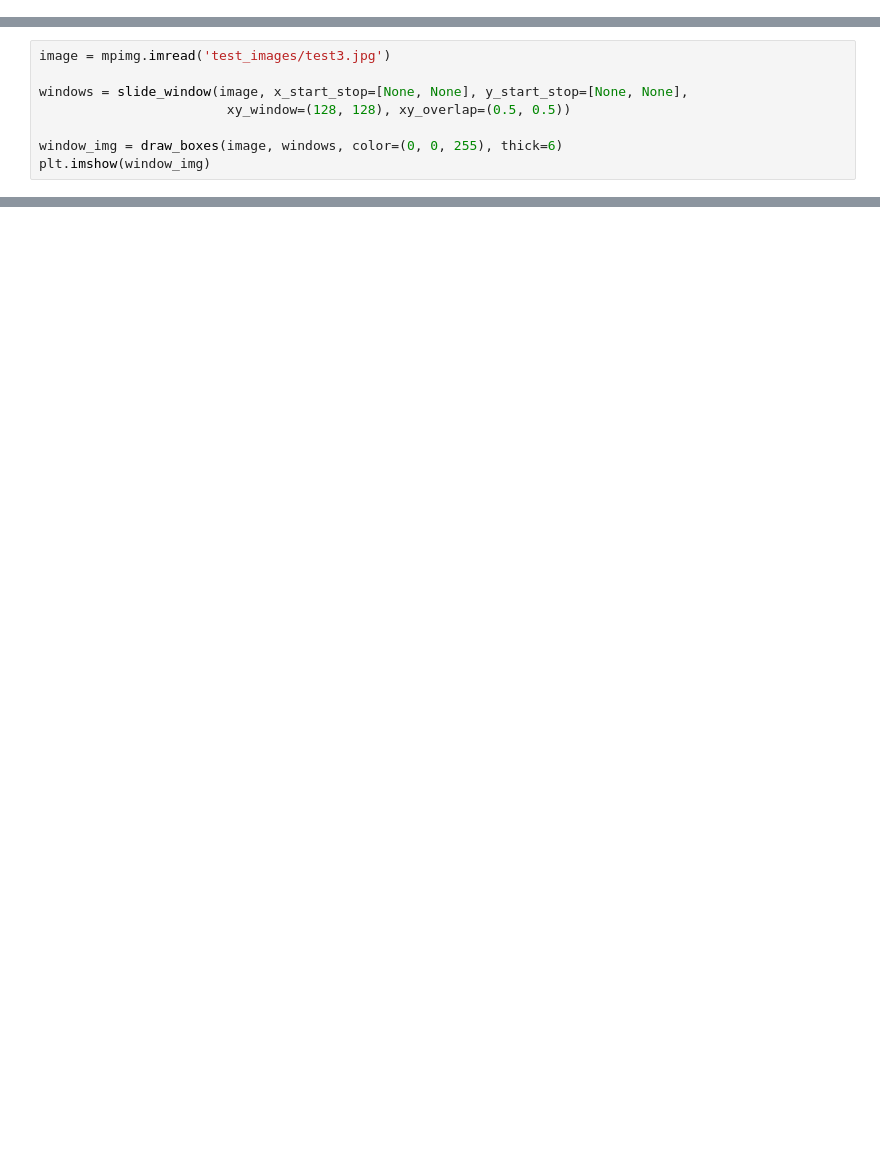
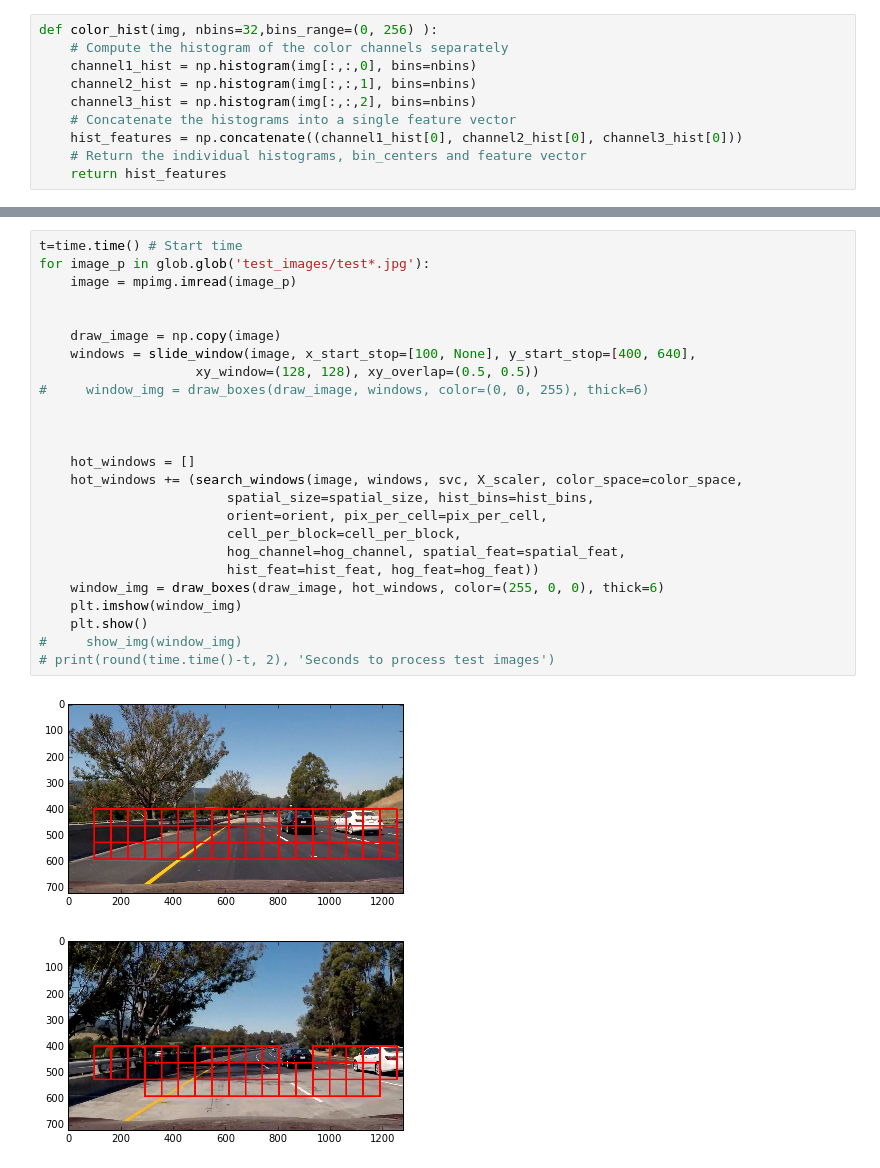
Before and after one commit to afcarl/CarND-Vehicle-Detection, a Jupyter notebook: Vehicle Detection.ipynb, the cells around one changed output, grey strips where cells are left out. Cells and saved outputs as stored; diff of their text form; blank space fills up the shorter version.

```diff
--- a/Vehicle Detection.ipynb
+++ b/Vehicle Detection.ipynb
@@ -37,0 +35,10 @@ Total Non- Veichles:  8968
+# %%
+def color_hist(img, nbins=32,bins_range=(0, 256) ):
+    # Compute the histogram of the color channels separately
+    channel1_hist = np.histogram(img[:,:,0], bins=nbins)
+    channel2_hist = np.histogram(img[:,:,1], bins=nbins)
+    channel3_hist = np.histogram(img[:,:,2], bins=nbins)
+    # Concatenate the histograms into a single feature vector
+    hist_features = np.concatenate((channel1_hist[0], channel2_hist[0], channel3_hist[0]))
+    # Return the individual histograms, bin_centers and feature vector
+    return hist_features
@@ -278,8 +267,0 @@ for image_fp in images:
-# %%
-image = mpimg.imread('test_images/test3.jpg')
-
-windows = slide_window(image, x_start_stop=[None, None], y_start_stop=[None, None],
-                        xy_window=(128, 128), xy_overlap=(0.5, 0.5))
-
-window_img = draw_boxes(image, windows, color=(0, 0, 255), thick=6)
-plt.imshow(window_img)
@@ -419,0 +393,28 @@ ValueError: operands could not be broadcast together with shapes (1,2580) (1764,
+# %%
+t=time.time() # Start time
+for image_p in glob.glob('test_images/test*.jpg'):
+    image = mpimg.imread(image_p)
+
+
+    draw_image = np.copy(image)
+    windows = slide_window(image, x_start_stop=[100, None], y_start_stop=[400, 640],
+                    xy_window=(128, 128), xy_overlap=(0.5, 0.5))
+#     window_img = draw_boxes(draw_image, windows, color=(0, 0, 255), thick=6)
+
+
+
+    hot_windows = []
+    hot_windows += (search_windows(image, windows, svc, X_scaler, color_space=color_space,
+                        spatial_size=spatial_size, hist_bins=hist_bins,
+                        orient=orient, pix_per_cell=pix_per_cell,
+                        cell_per_block=cell_per_block,
+                        hog_channel=hog_channel, spatial_feat=spatial_feat,
+                        hist_feat=hist_feat, hog_feat=hog_feat))
+    window_img = draw_boxes(draw_image, hot_windows, color=(255, 0, 0), thick=6)
+    plt.imshow(window_img)
+    plt.show()
+#     show_img(window_img)
+# print(round(time.time()-t, 2), 'Seconds to process test images')
+# %% [output]
+[figure, added]
+[figure, added]
```
Also changed, not shown: parts of 24 cells of this notebook, 11 other files.
